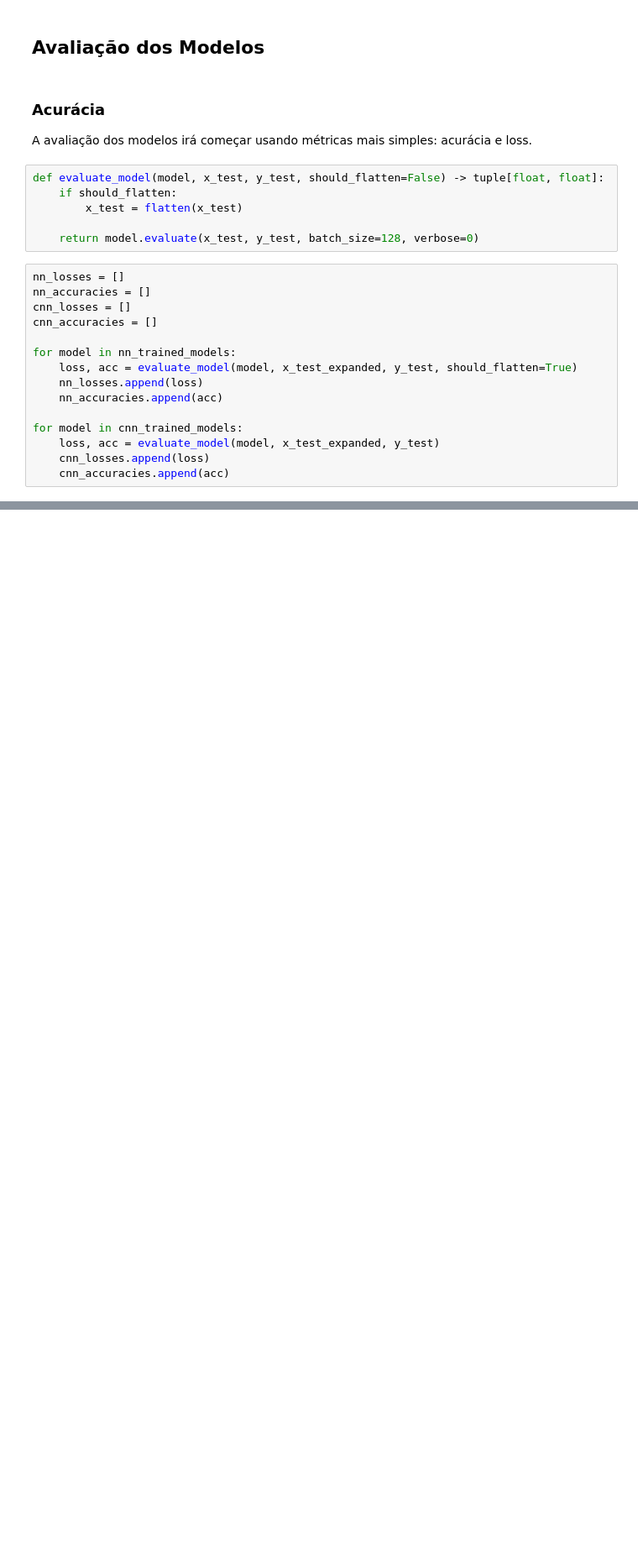
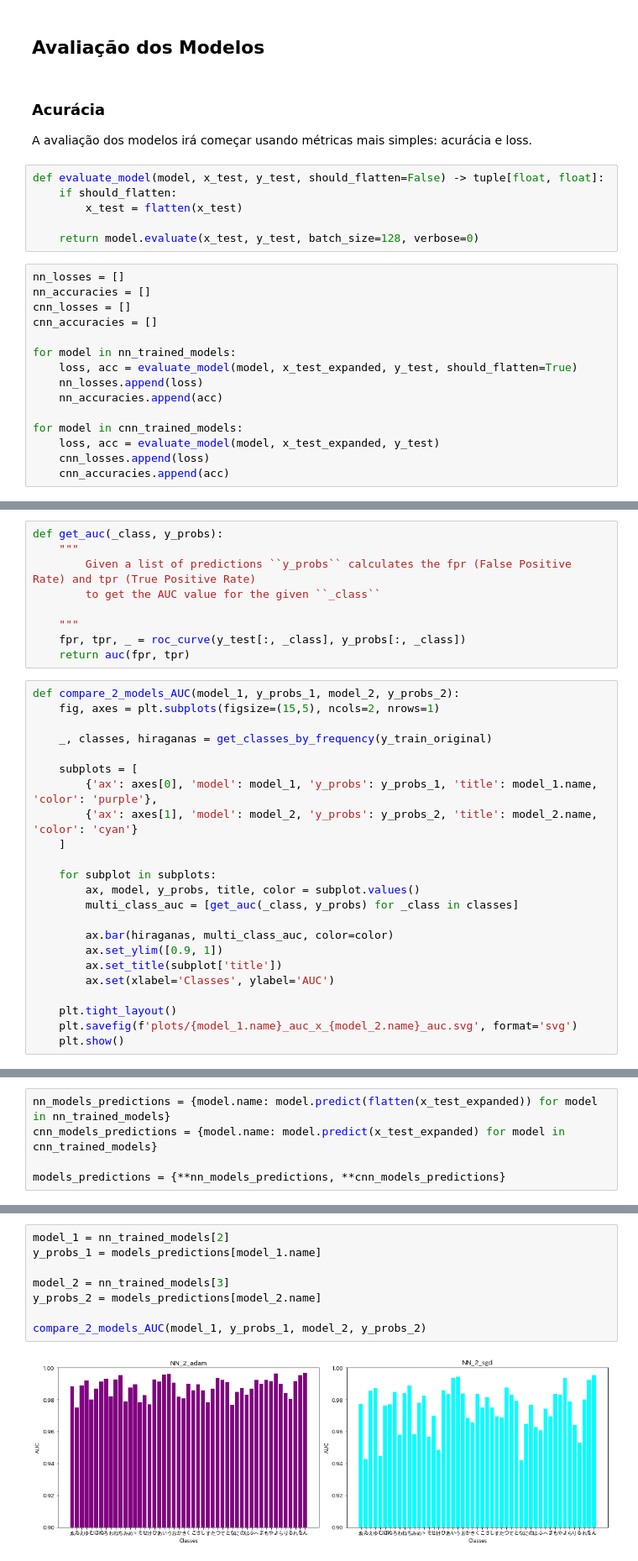
Before and after one commit to medina325/kuzushiji-character-recognition, a Jupyter notebook: AsianCharacterRecognition.ipynb, the cells around one changed output, grey strips where cells are left out. Shown at 84% size. Cells and saved outputs as stored; diff of their text form; blank space fills up the shorter version.

```diff
--- a/AsianCharacterRecognition.ipynb
+++ b/AsianCharacterRecognition.ipynb
@@ -562,0 +595,32 @@ plot_roc_curve(nn_trained_models[0], flatten(x_test_expanded), y_test)
+# %%
+def get_auc(_class, y_probs):
+    """
+        Given a list of predictions ``y_probs`` calculates the fpr (False Positive Rate) and tpr (True Positive Rate)
+        to get the AUC value for the given ``_class``
+
+    """
+    fpr, tpr, _ = roc_curve(y_test[:, _class], y_probs[:, _class])
+    return auc(fpr, tpr)
+# %%
+def compare_2_models_AUC(model_1, y_probs_1, model_2, y_probs_2):
+    fig, axes = plt.subplots(figsize=(15,5), ncols=2, nrows=1)
+
+    _, classes, hiraganas = get_classes_by_frequency(y_train_original)
+
+    subplots = [
+        {'ax': axes[0], 'model': model_1, 'y_probs': y_probs_1, 'title': model_1.name, 'color': 'purple'},
+        {'ax': axes[1], 'model': model_2, 'y_probs': y_probs_2, 'title': model_2.name, 'color': 'cyan'}
+    ]
+
+    for subplot in subplots:
+        ax, model, y_probs, title, color = subplot.values()
+        multi_class_auc = [get_auc(_class, y_probs) for _class in classes]
+
+        ax.bar(hiraganas, multi_class_auc, color=color)
+        ax.set_ylim([0.9, 1])
+        ax.set_title(subplot['title'])
+        ax.set(xlabel='Classes', ylabel='AUC')
+
+    plt.tight_layout()
+    plt.savefig(f'plots/{model_1.name}_auc_x_{model_2.name}_auc.svg', format='svg')
+    plt.show()
@@ -562,0 +631,5 @@ plot_roc_curve(nn_trained_models[0], flatten(x_test_expanded), y_test)
+# %%
+nn_models_predictions = {model.name: model.predict(flatten(x_test_expanded)) for model in nn_trained_models}
+cnn_models_predictions = {model.name: model.predict(x_test_expanded) for model in cnn_trained_models}
+
+models_predictions = {**nn_models_predictions, **cnn_models_predictions}
@@ -562,0 +639,10 @@ plot_roc_curve(nn_trained_models[0], flatten(x_test_expanded), y_test)
+# %%
+model_1 = nn_trained_models[2]
+y_probs_1 = models_predictions[model_1.name]
+
+model_2 = nn_trained_models[3]
+y_probs_2 = models_predictions[model_2.name]
+
+compare_2_models_AUC(model_1, y_probs_1, model_2, y_probs_2)
+# %% [output]
+[figure, added]
```
Also changed, not shown: parts of 35 cells of this notebook.
